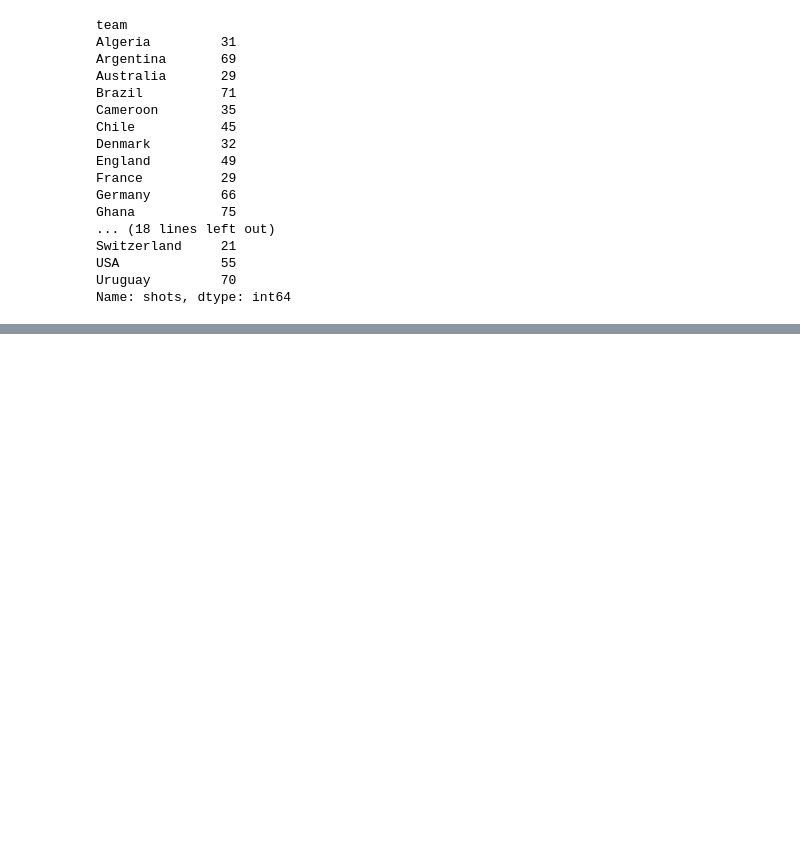
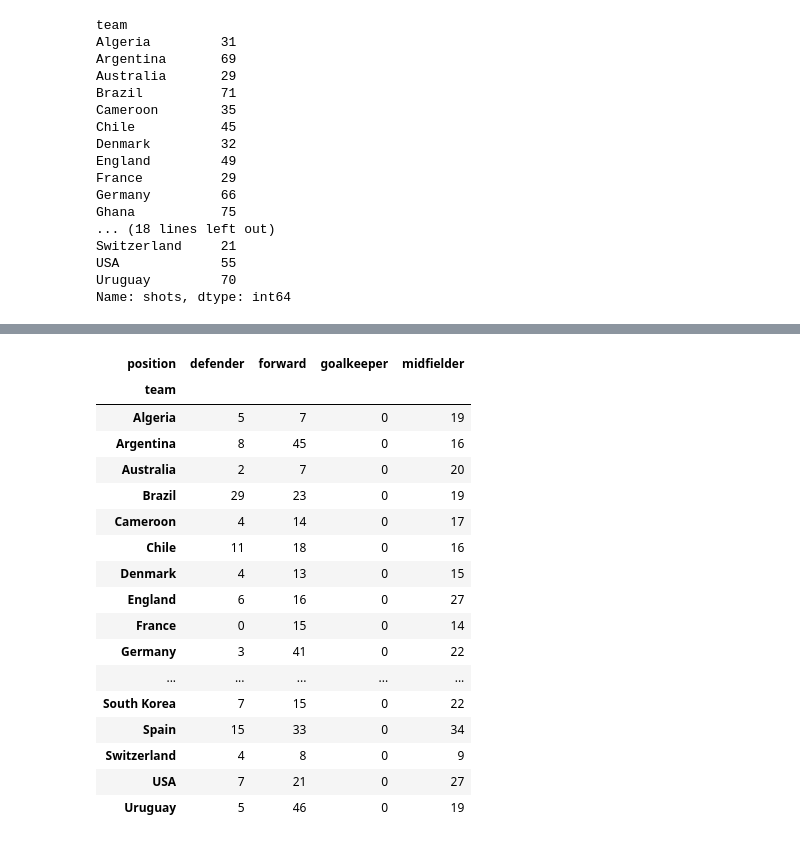
Before and after one commit to PNYWT/Python-For-Data-Science, a Jupyter notebook: Data Science with Big data/Demo/Reshaping.ipynb, the cells around one changed output, grey strips where cells are left out. Cells and saved outputs as stored; diff of their text form; code cells hidden in the pictures; blank space fills up the shorter version.

```diff
--- a/Data Science with Big data/Demo/Reshaping.ipynb
+++ b/Data Science with Big data/Demo/Reshaping.ipynb
@@ -848,0 +898,23 @@ Name: shots, dtype: int64
+# %%
+pv = players_df.pivot_table( index='team', columns='position',
+                        values='shots', aggfunc='sum')
+pv
+# %% [output]
+| position | defender | forward | goalkeeper | midfielder |
+| team |  |  |  |  |
+| Algeria | 5 | 7 | 0 | 19 |
+| Argentina | 8 | 45 | 0 | 16 |
+| Australia | 2 | 7 | 0 | 20 |
+| Brazil | 29 | 23 | 0 | 19 |
+| Cameroon | 4 | 14 | 0 | 17 |
+| Chile | 11 | 18 | 0 | 16 |
+| Denmark | 4 | 13 | 0 | 15 |
+| England | 6 | 16 | 0 | 27 |
+| France | 0 | 15 | 0 | 14 |
+| Germany | 3 | 41 | 0 | 22 |
+| ... | ... | ... | ... | ... |
+| South Korea | 7 | 15 | 0 | 22 |
+| Spain | 15 | 33 | 0 | 34 |
+| Switzerland | 4 | 8 | 0 | 9 |
+| USA | 7 | 21 | 0 | 27 |
+| Uruguay | 5 | 46 | 0 | 19 |
```
Also changed, not shown: parts of 25 cells of this notebook, 6 other files.
